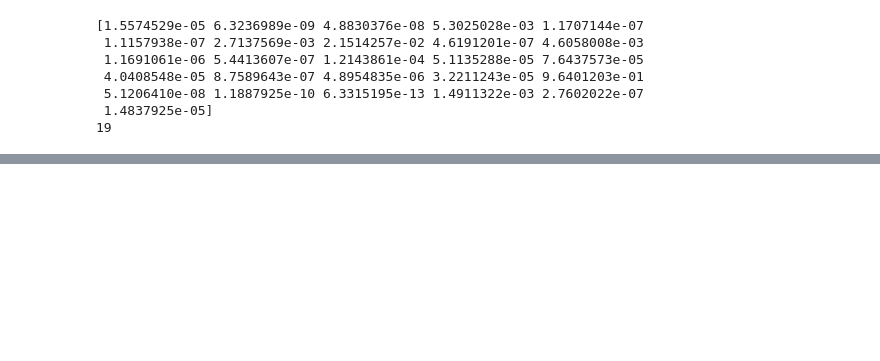
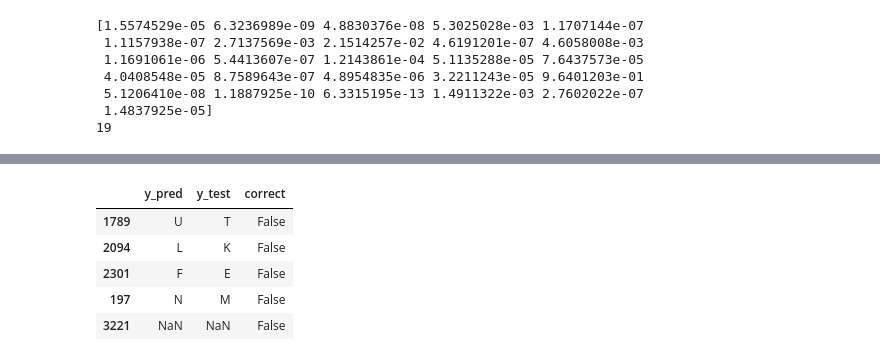
Before and after one commit to alfianp613/sibialpha-classification, a Jupyter notebook: mediapipe/keypoint_classification_EN.ipynb, the cells around one changed output, grey strips where cells are left out. Cells and saved outputs as stored; diff of their text form; code cells hidden in the pictures; blank space fills up the shorter version.

```diff
--- a/mediapipe/keypoint_classification_EN.ipynb
+++ b/mediapipe/keypoint_classification_EN.ipynb
@@ -279,3 +351,24 @@ print(np.argmax(np.squeeze(tflite_results)))
  5.1206410e-08 1.1887925e-10 6.3315195e-13 1.4911322e-03 2.7602022e-07
  1.4837925e-05]
 19
+# %%
+# Loading the saved model
+model = tf.keras.models.load_model(model_save_path)
+# %%
+import string
+def mapper_alphabet():
+    nums = [i for i in range(1, 26)]
+    alphabet = list(string.ascii_uppercase)
+    alphabet.remove("J")
+    alphabet.remove("Z")
+
+    mapper = {}
+    for num, alpha in zip(nums, alphabet):
+        mapper[num] = alpha
+
+    return mapper
+# %%
+import numpy as np
+predictions = np.argmax(model.predict(X_test), axis=1)
+for i in range(len(predictions)):
+    predictions[i] += 1
@@ -281,0 +377,20 @@ print(np.argmax(np.squeeze(tflite_results)))
+# %%
+from sklearn.utils import shuffle
+import pandas as pd
+df_pred_test = pd.DataFrame({"y_pred": predictions, "y_test": y_test})
+
+df_pred_test["correct"] = np.where(
+    df_pred_test["y_pred"] == df_pred_test["y_test"], True, False
+)
+
+df_pred_test["y_pred"] = df_pred_test["y_pred"].map(mapper_alphabet())
+df_pred_test["y_test"] = df_pred_test["y_test"].map(mapper_alphabet())
+
+shuffle(df_pred_test).head()
+# %% [output]
+|  | y_pred | y_test | correct |
+| 1789 | U | T | False |
+| 2094 | L | K | False |
+| 2301 | F | E | False |
+| 197 | N | M | False |
+| 3221 | NaN | NaN | False |
```
Also changed, not shown: parts of 12 cells of this notebook, 1 other file.
